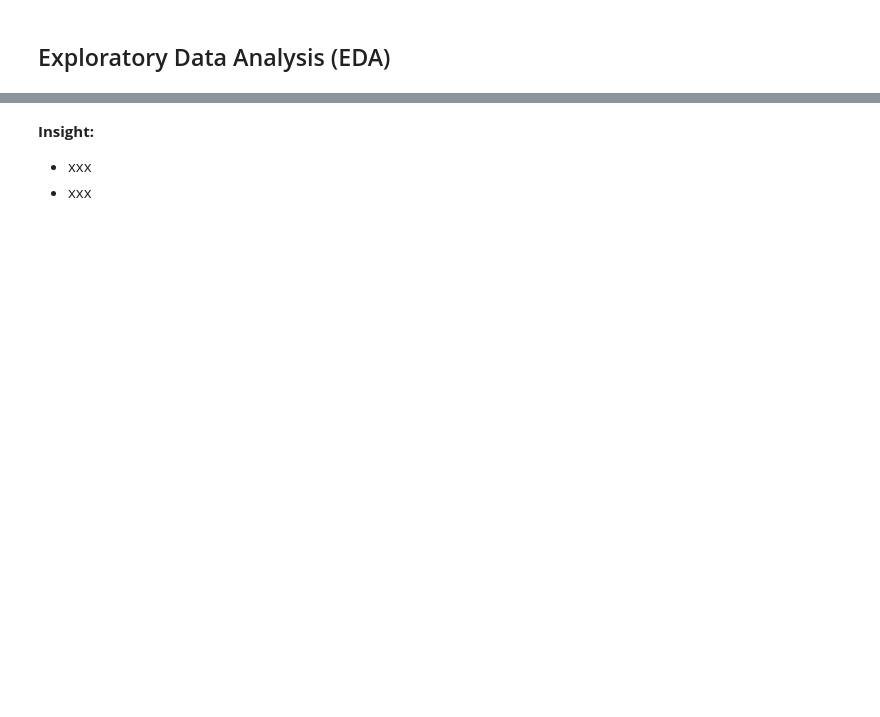
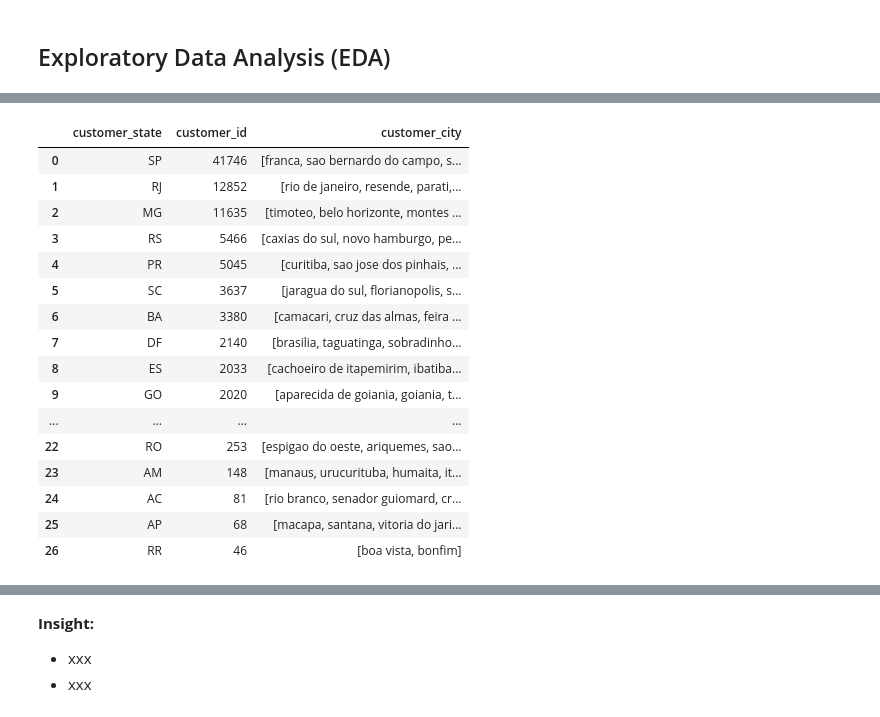
Before and after one commit to Hazz-i/E-commerce-analysis, a Jupyter notebook: notebook.ipynb, the cells around one changed output, grey strips where cells are left out. Saved outputs shown, nothing was run; the diff lists cells and outputs as text; code cells hidden in the pictures; blank space fills up the shorter version.

```diff
--- a/notebook.ipynb
+++ b/notebook.ipynb
@@ -828,0 +858,23 @@ dtype: int64
+# %%
+customers_df.groupby(by="customer_state").agg({
+    "customer_id": "nunique",
+    "customer_city" : "unique"
+}).sort_values(by="customer_id",ascending=False).reset_index()
+# %% [output]
+|  | customer_state | customer_id | customer_city |
+| 0 | SP | 41746 | [franca, sao bernardo do campo, s... |
+| 1 | RJ | 12852 | [rio de janeiro, resende, parati,... |
+| 2 | MG | 11635 | [timoteo, belo horizonte, montes ... |
+| 3 | RS | 5466 | [caxias do sul, novo hamburgo, pe... |
+| 4 | PR | 5045 | [curitiba, sao jose dos pinhais, ... |
+| 5 | SC | 3637 | [jaragua do sul, florianopolis, s... |
+| 6 | BA | 3380 | [camacari, cruz das almas, feira ... |
+| 7 | DF | 2140 | [brasilia, taguatinga, sobradinho... |
+| 8 | ES | 2033 | [cachoeiro de itapemirim, ibatiba... |
+| 9 | GO | 2020 | [aparecida de goiania, goiania, t... |
+| ... | ... | ... | ... |
+| 22 | RO | 253 | [espigao do oeste, ariquemes, sao... |
+| 23 | AM | 148 | [manaus, urucurituba, humaita, it... |
+| 24 | AC | 81 | [rio branco, senador guiomard, cr... |
+| 25 | AP | 68 | [macapa, santana, vitoria do jari... |
+| 26 | RR | 46 | [boa vista, bonfim] |
```
Also changed, not shown: parts of 61 cells of this notebook.
